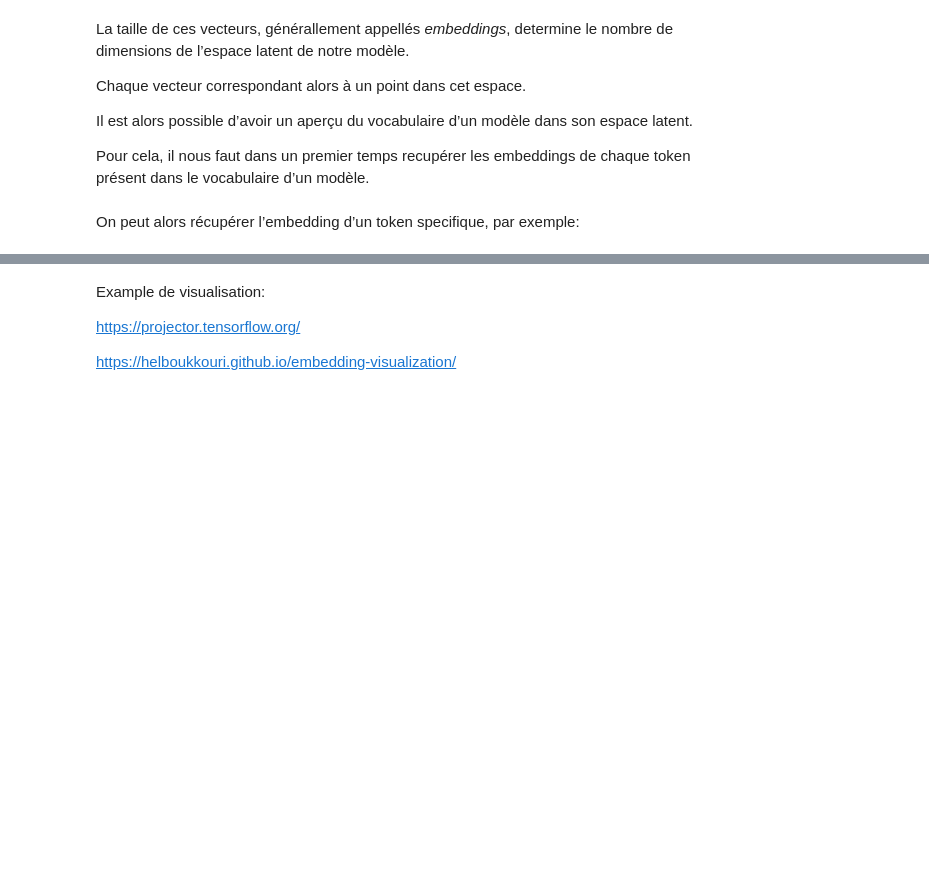
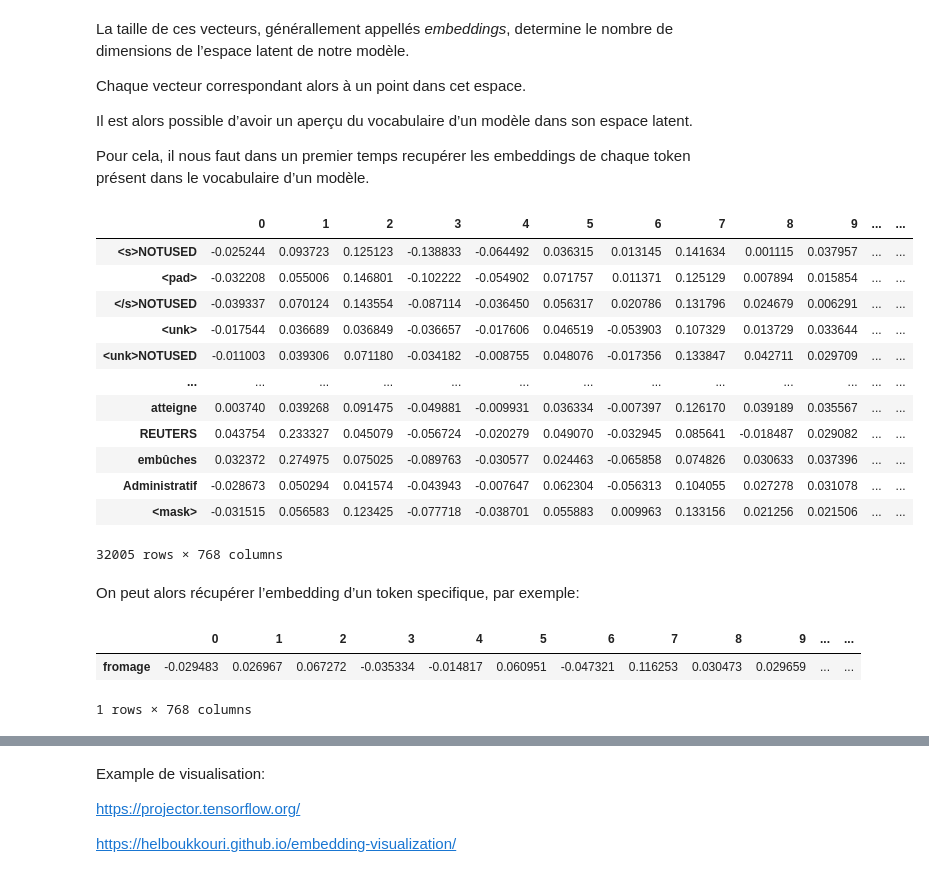
Before and after one commit to a-t-richard/DU-IAS-Atelier-NLP, a Jupyter notebook: DU_IAS_Atelier_NLP.ipynb, the cells around one changed output, grey strips where cells are left out. Saved outputs shown, nothing was run; the diff lists cells and outputs as text; code cells hidden in the pictures; blank space fills up the shorter version.

```diff
--- a/DU_IAS_Atelier_NLP.ipynb
+++ b/DU_IAS_Atelier_NLP.ipynb
@@ -131,20 +160,38 @@ Il est alors possible d’avoir un aperçu du vocabulaire d’un modèle dans so
 Pour cela, il nous faut dans un premier temps recupérer les embeddings de chaque token présent dans le vocabulaire d’un modèle.
 # %%
 # On récupère le vocabulaire du modèle
-vocab = list(tokenizer.get_vocab().keys())
+vocab = [token.replace("▁", "") for token in list(tokenizer.get_vocab().keys())]
 
 # On encodage le vocabulaire
 embedded_vocab = pipeline(vocab, batch_size=32)
 
 # On met le résultat sous un format plus facile à utiliser
-embedded_vocab = pd.DataFrame([ev[0][1] for ev in embedded_vocab], index=vocab)
+df_embedded_vocab = pd.DataFrame([np.array(ev[0]).mean(axis=0) for ev in embedded_vocab], index=vocab)
 
 # On affiche le résultat
-embedded_vocab
+df_embedded_vocab
+# %% [output]
+|  | 0 | 1 | 2 | 3 | 4 | 5 | 6 | 7 | 8 | 9 | ... | ... |
+| <s>NOTUSED | -0.025244 | 0.093723 | 0.125123 | -0.138833 | -0.064492 | 0.036315 | 0.013145 | 0.141634 | 0.001115 | 0.037957 | ... | ... |
+| <pad> | -0.032208 | 0.055006 | 0.146801 | -0.102222 | -0.054902 | 0.071757 | 0.011371 | 0.125129 | 0.007894 | 0.015854 | ... | ... |
+| </s>NOTUSED | -0.039337 | 0.070124 | 0.143554 | -0.087114 | -0.036450 | 0.056317 | 0.020786 | 0.131796 | 0.024679 | 0.006291 | ... | ... |
+| <unk> | -0.017544 | 0.036689 | 0.036849 | -0.036657 | -0.017606 | 0.046519 | -0.053903 | 0.107329 | 0.013729 | 0.033644 | ... | ... |
+| <unk>NOTUSED | -0.011003 | 0.039306 | 0.071180 | -0.034182 | -0.008755 | 0.048076 | -0.017356 | 0.133847 | 0.042711 | 0.029709 | ... | ... |
+| ... | ... | ... | ... | ... | ... | ... | ... | ... | ... | ... | ... | ... |
+| atteigne | 0.003740 | 0.039268 | 0.091475 | -0.049881 | -0.009931 | 0.036334 | -0.007397 | 0.126170 | 0.039189 | 0.035567 | ... | ... |
+| REUTERS | 0.043754 | 0.233327 | 0.045079 | -0.056724 | -0.020279 | 0.049070 | -0.032945 | 0.085641 | -0.018487 | 0.029082 | ... | ... |
+| embûches | 0.032372 | 0.274975 | 0.075025 | -0.089763 | -0.030577 | 0.024463 | -0.065858 | 0.074826 | 0.030633 | 0.037396 | ... | ... |
+| Administratif | -0.028673 | 0.050294 | 0.041574 | -0.043943 | -0.007647 | 0.062304 | -0.056313 | 0.104055 | 0.027278 | 0.031078 | ... | ... |
+| <mask> | -0.031515 | 0.056583 | 0.123425 | -0.077718 | -0.038701 | 0.055883 | 0.009963 | 0.133156 | 0.021256 | 0.021506 | ... | ... |
+32005 rows × 768 columns
 # %% [markdown]
 On peut alors récupérer l’embedding d’un token specifique, par exemple:
 # %%
-embedded_vocab.iloc[[5270]]
+df_embedded_vocab.iloc[[5271]]
+# %% [output]
+|  | 0 | 1 | 2 | 3 | 4 | 5 | 6 | 7 | 8 | 9 | ... | ... |
+| fromage | -0.029483 | 0.026967 | 0.067272 | -0.035334 | -0.014817 | 0.060951 | -0.047321 | 0.116253 | 0.030473 | 0.029659 | ... | ... |
+1 rows × 768 columns
 # %%
 from sklearn.decomposition import PCA
 # %%
```
Also changed, not shown: parts of 38 cells of this notebook.
